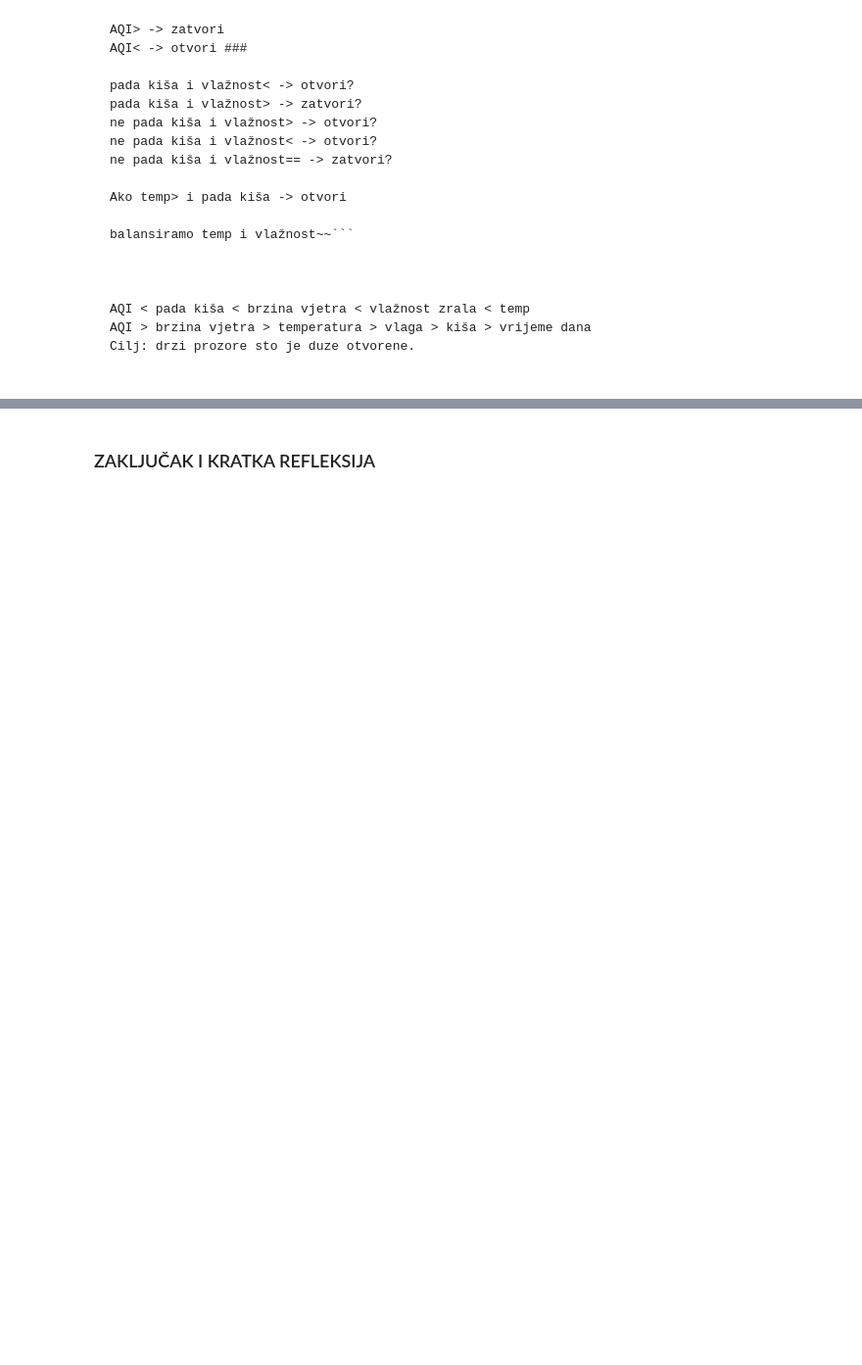
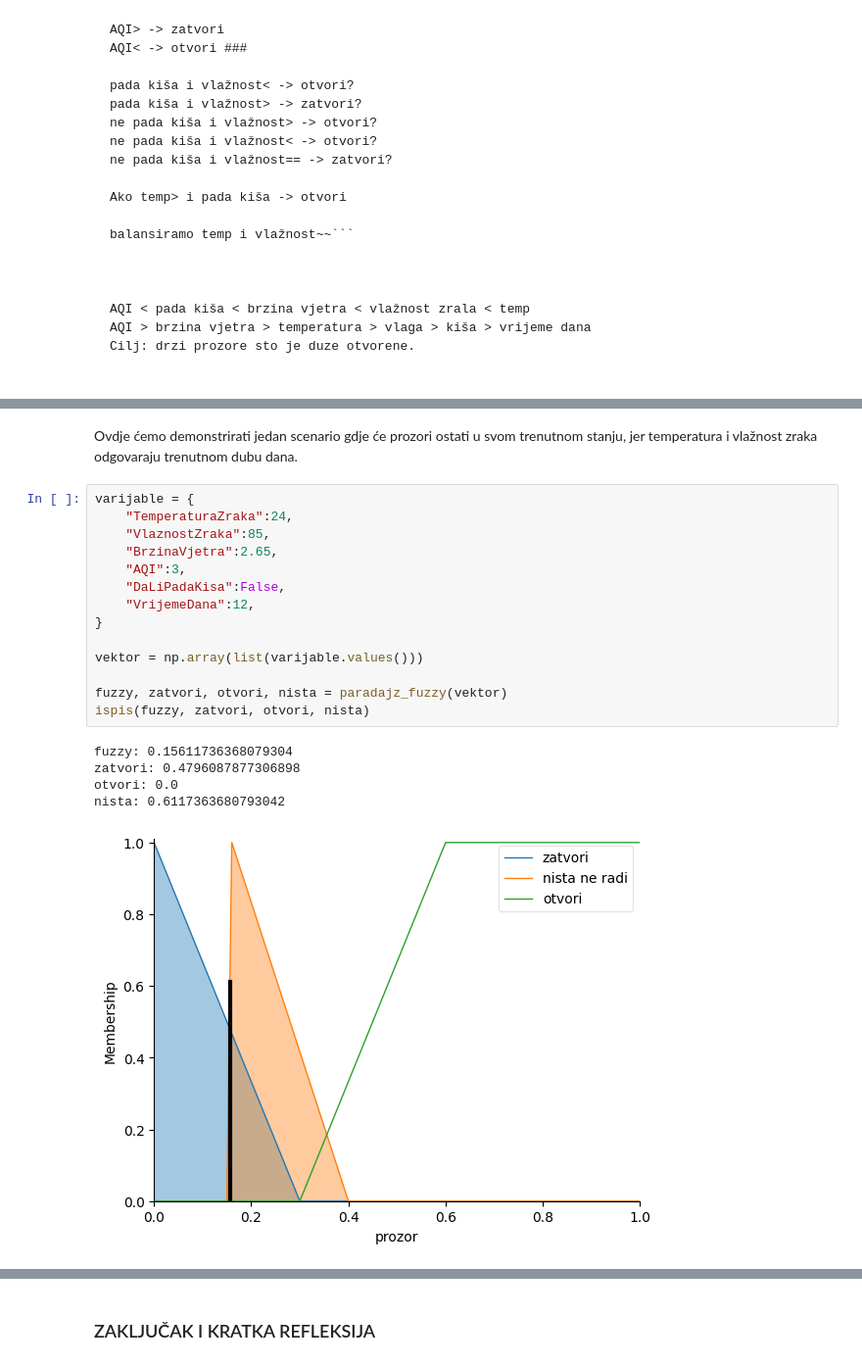
Before and after one commit to Ljut/greenhouse-fuzzy-window-controller, a Jupyter notebook: main.ipynb, the cells around one changed output, grey strips where cells are left out. Shown at 98% size. Cells and saved outputs as stored; diff of their text form; blank space fills up the shorter version.

```diff
--- a/main.ipynb
+++ b/main.ipynb
@@ -478,0 +691,22 @@ Window state (0=closed, 1=open): 0.49999999999999994
+# %% [markdown]
+Ovdje ćemo demonstrirati jedan scenario gdje će prozori ostati u svom trenutnom stanju, jer temperatura i vlažnost zraka odgovaraju trenutnom dubu dana.
+# %%
+varijable = {
+    "TemperaturaZraka":24,
+    "VlaznostZraka":85,
+    "BrzinaVjetra":2.65,
+    "AQI":3,
+    "DaLiPadaKisa":False,
+    "VrijemeDana":12,
+}
+
+vektor = np.array(list(varijable.values()))
+
+fuzzy, zatvori, otvori, nista = paradajz_fuzzy(vektor)
+ispis(fuzzy, zatvori, otvori, nista)
+# %% [output]
+fuzzy: 0.15611736368079304
+zatvori: 0.4796087877306898
+otvori: 0.0
+nista: 0.6117363680793042
+[figure, added]
```
Also changed, not shown: parts of 13 cells of this notebook, 2 other files.
